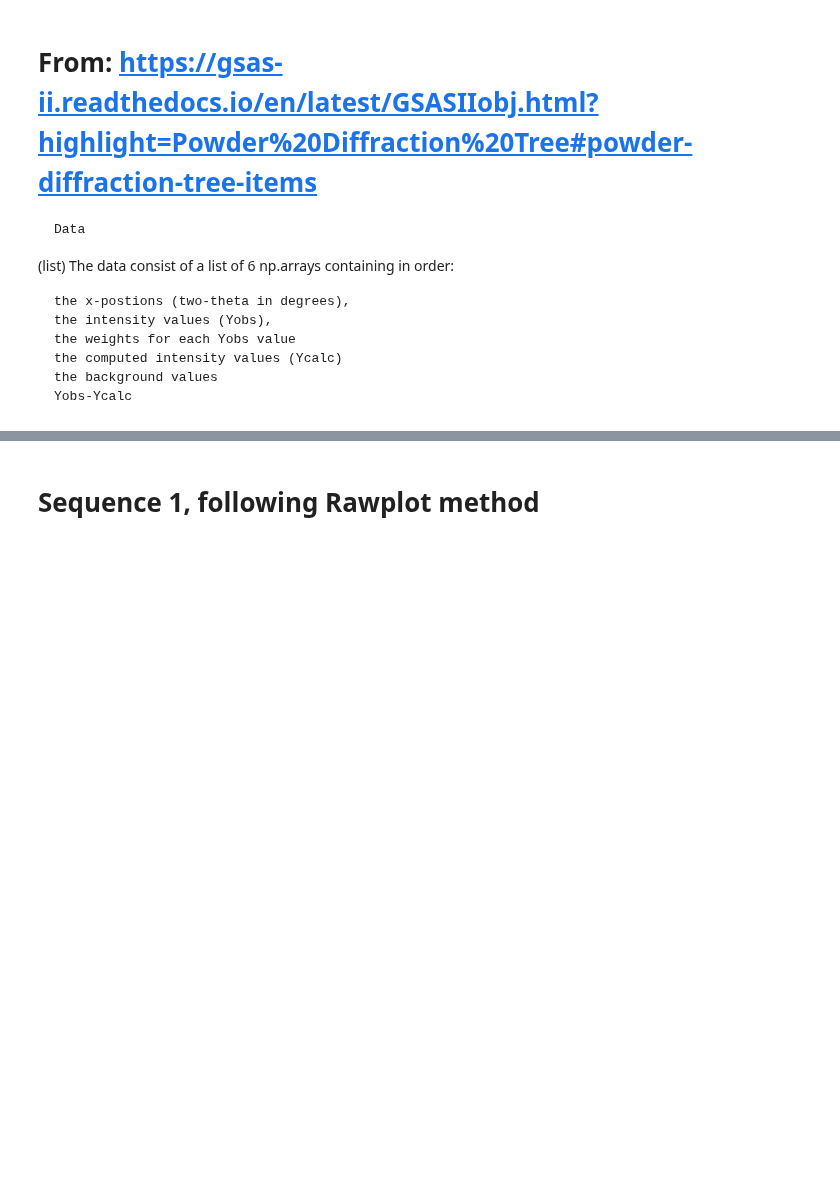
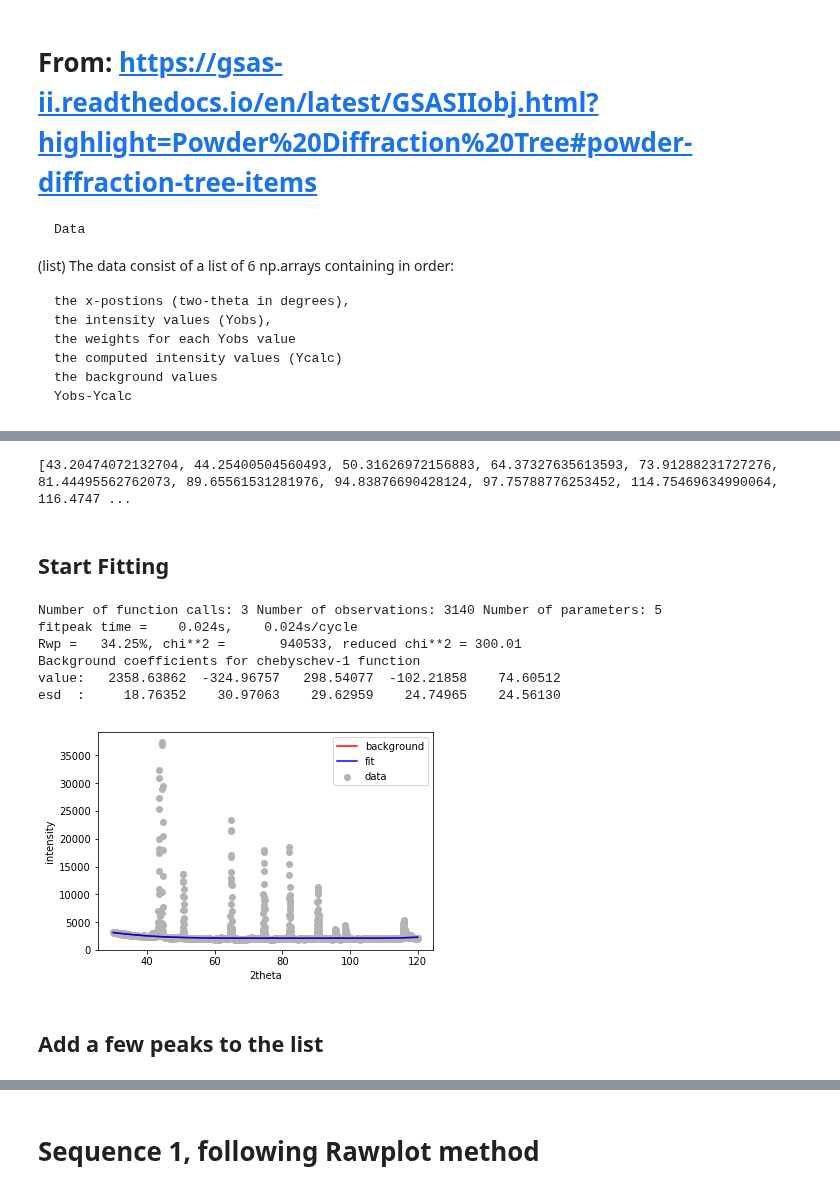
Before and after one commit to usnistgov/AusteniteCalculator, a Jupyter notebook: ExampleScripts/GSASIIscript-LeBailSingleLikeGSAS.ipynb, the cells around one changed output, grey strips where cells are left out. Cells and saved outputs as stored; diff of their text form; code cells hidden in the pictures; blank space fills up the shorter version.

Commit message:
Added functions to fit some peaks
There are a number of issues still to resolve, mostly in negative integrated area...

```diff
--- a/ExampleScripts/GSASIIscript-LeBailSingleLikeGSAS.ipynb
+++ b/ExampleScripts/GSASIIscript-LeBailSingleLikeGSAS.ipynb
@@ -80,0 +165,31 @@ plt.show()
+# %%
+print(PeaksList)
+# %% [output]
+[43.20474072132704, 44.25400504560493, 50.31626972156883, 64.37327635613593, 73.91288231727276, 81.44495562762073, 89.65561531281976, 94.83876690428124, 97.75788776253452, 114.75469634990064, 116.4747 ...
+# %%
+# reset the peak list in case of errors...
+hist.Peaks['peaks']=[]
+# %% [markdown]
+## Start Fitting
+# %%
+hist.set_refinements({'Background': {"no. coeffs": 5,'type': 'chebyschev-1', 'refine': True}})
+hist.refine_peaks()
+# %% [output]
+Number of function calls: 3 Number of observations: 3140 Number of parameters: 5
+fitpeak time =    0.024s,    0.024s/cycle
+Rwp =   34.25%, chi**2 =       940533, reduced chi**2 = 300.01
+Background coefficients for chebyschev-1 function
+value:   2358.63862  -324.96757   298.54077  -102.21858    74.60512
+esd  :     18.76352    30.97063    29.62959    24.74965    24.56130
+# %%
+plt.scatter(hist.data['data'][1][0], hist.data['data'][1][1], label='data', color='0.7')
+plt.plot(hist.data['data'][1][0], hist.data['data'][1][4], label='background', color='r')
+plt.plot(hist.data['data'][1][0], hist.data['data'][1][3], label='fit', color='b')
+plt.xlabel("2theta")
+plt.ylabel("intensity")
+plt.legend()
+plt.show()
+# %% [output]
+[figure, added]
+# %% [markdown]
+## Add a few peaks to the list
```
Also changed, not shown: parts of 27 cells of this notebook.
